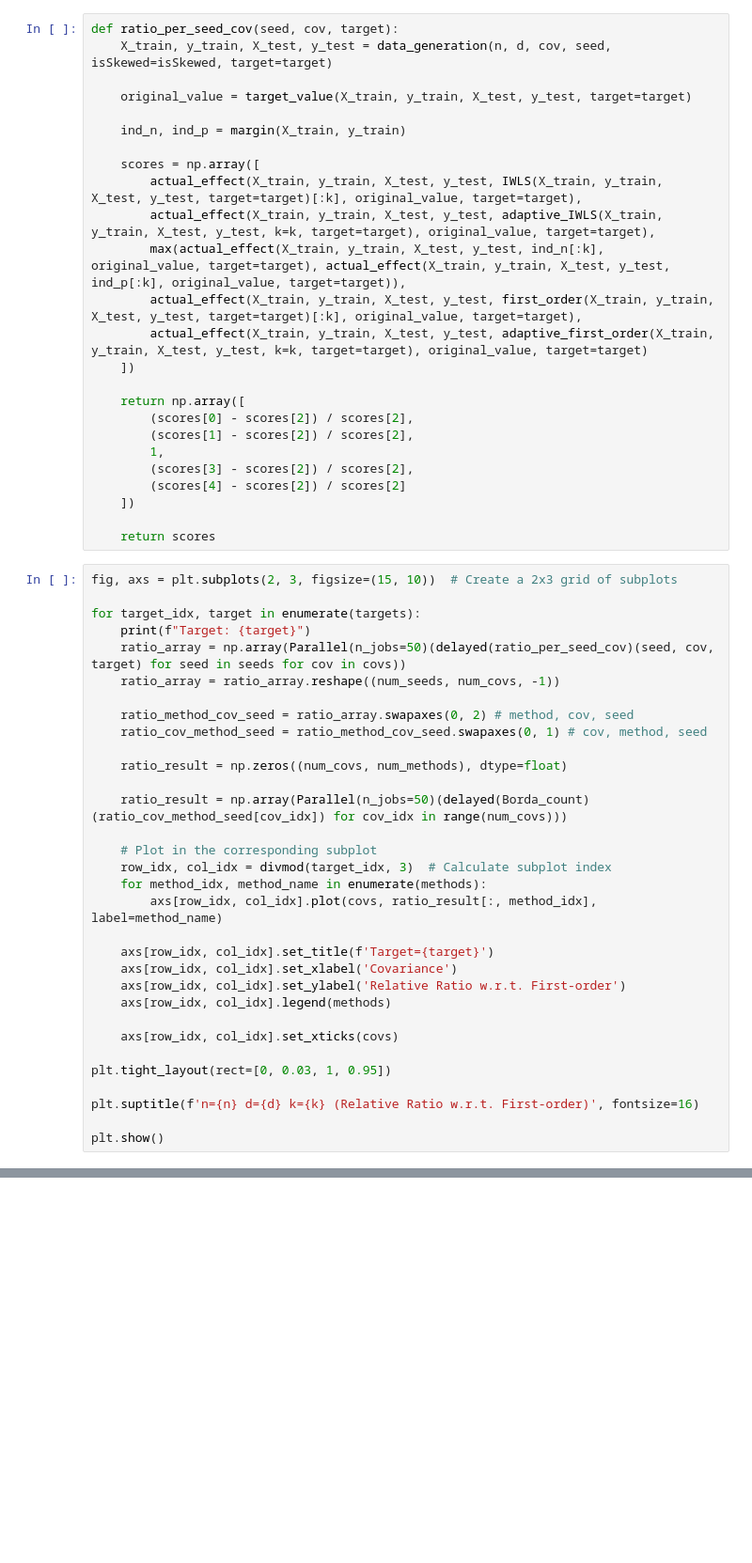
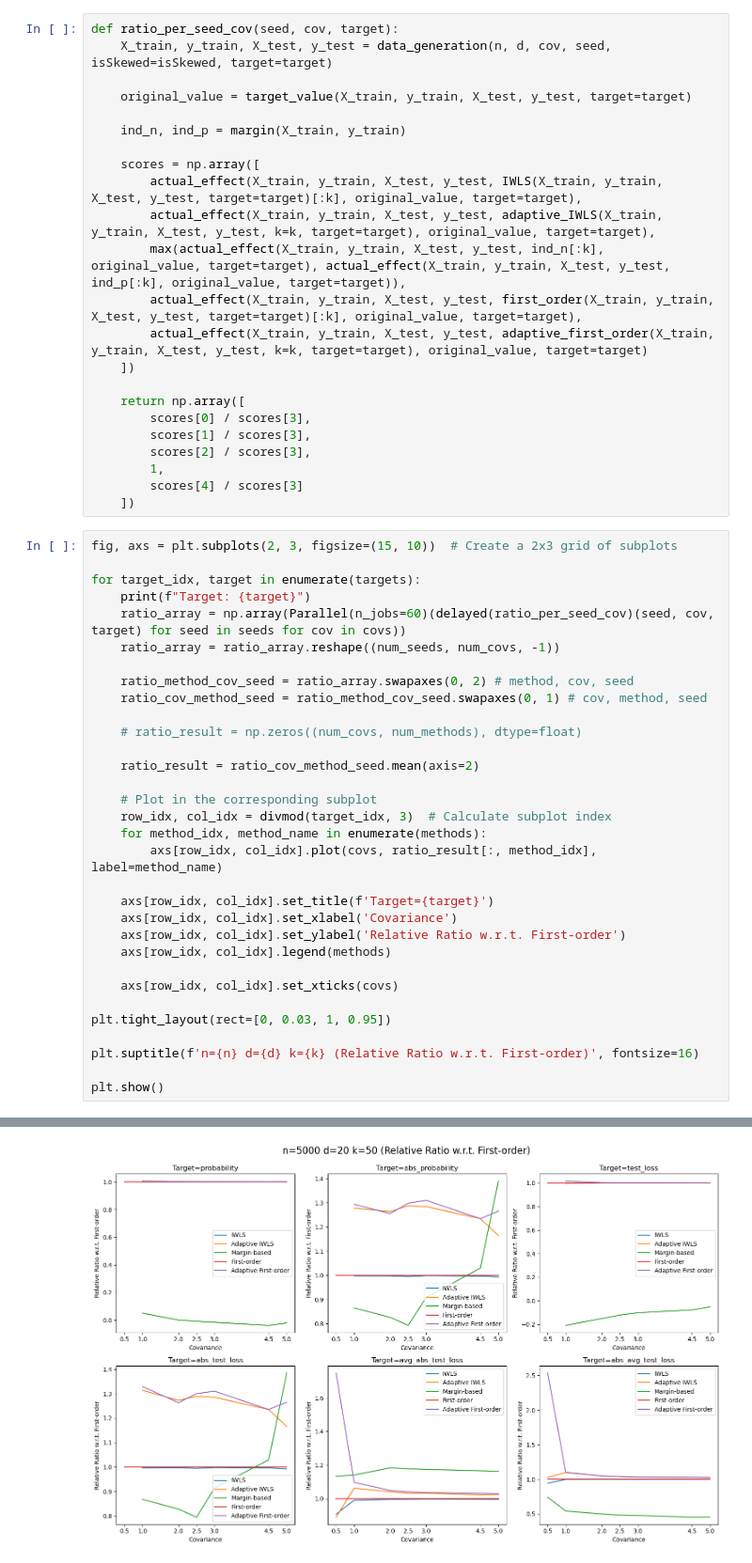
Before and after one commit to sleepymalc/MISS, a Jupyter notebook: logistic regression/large scale.ipynb, the cells around one changed output, grey strips where cells are left out. Shown: that part at 94% size. Saved outputs shown, nothing was run; the diff lists cells and outputs as text; blank space fills up the shorter version.

```diff
--- a/logistic regression/large scale.ipynb
+++ b/logistic regression/large scale.ipynb
@@ -123,28 +127,26 @@ def ratio_per_seed_cov(seed, cov, target):
     ])
 
     return np.array([
-        (scores[0] - scores[2]) / scores[2],
-        (scores[1] - scores[2]) / scores[2],
+        scores[0] / scores[3],
+        scores[1] / scores[3],
+        scores[2] / scores[3],
         1,
-        (scores[3] - scores[2]) / scores[2],
-        (scores[4] - scores[2]) / scores[2]
+        scores[4] / scores[3]
     ])
-
-    return scores
 # %%
 fig, axs = plt.subplots(2, 3, figsize=(15, 10))  # Create a 2x3 grid of subplots
 
 for target_idx, target in enumerate(targets):
     print(f"Target: {target}")
-    ratio_array = np.array(Parallel(n_jobs=50)(delayed(ratio_per_seed_cov)(seed, cov, target) for seed in seeds for cov in covs))
+    ratio_array = np.array(Parallel(n_jobs=60)(delayed(ratio_per_seed_cov)(seed, cov, target) for seed in seeds for cov in covs))
     ratio_array = ratio_array.reshape((num_seeds, num_covs, -1))
 
     ratio_method_cov_seed = ratio_array.swapaxes(0, 2) # method, cov, seed
     ratio_cov_method_seed = ratio_method_cov_seed.swapaxes(0, 1) # cov, method, seed
 
-    ratio_result = np.zeros((num_covs, num_methods), dtype=float)
+    # ratio_result = np.zeros((num_covs, num_methods), dtype=float)
 
-    ratio_result = np.array(Parallel(n_jobs=50)(delayed(Borda_count)(ratio_cov_method_seed[cov_idx]) for cov_idx in range(num_covs)))
+    ratio_result = ratio_cov_method_seed.mean(axis=2)
 
     # Plot in the corresponding subplot
     row_idx, col_idx = divmod(target_idx, 3)  # Calculate subplot index
@@ -163,3 +165,4 @@ plt.tight_layout(rect=[0, 0.03, 1, 0.95])
 plt.suptitle(f'n={n} d={d} k={k} (Relative Ratio w.r.t. First-order)', fontsize=16)
 
 plt.show()
+# %% [output]
@@ -165,0 +175 @@ plt.show()
+[figure, added]
```
Also changed, not shown: parts of 3 cells of this notebook, 2 other files.
